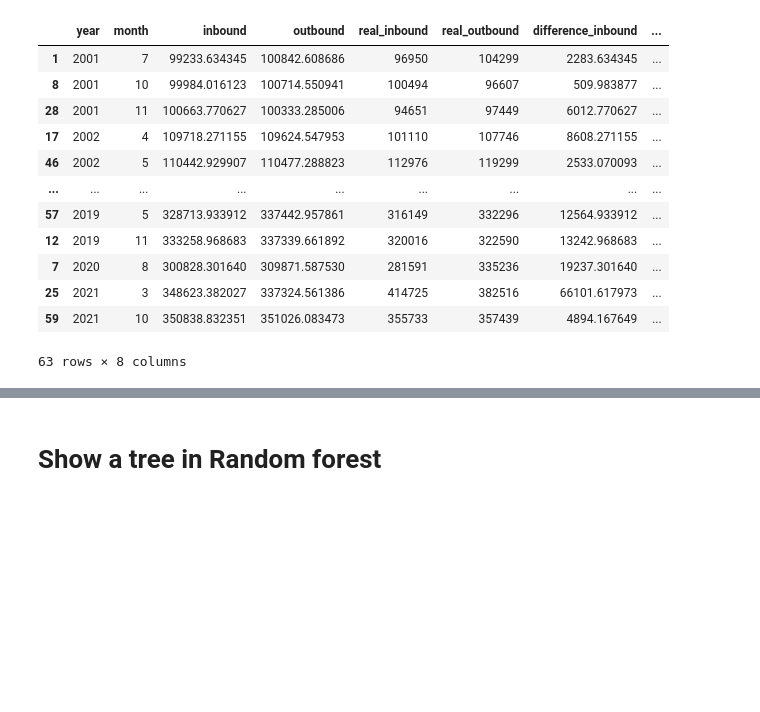
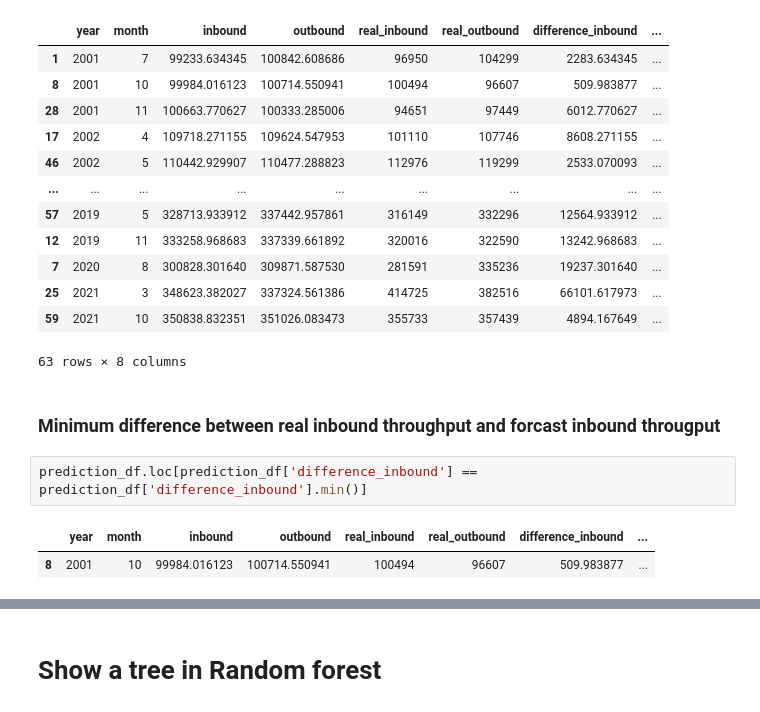
Before and after one commit to n-pitabread/container_forcast, a Jupyter notebook: container-throughput-forcast.ipynb, the cells around one changed output, grey strips where cells are left out. Cells and saved outputs as stored; diff of their text form; blank space fills up the shorter version.

Commit message:
Kaggle Notebook | Container throughput forcast | Version 7

```diff
--- a/container-throughput-forcast.ipynb
+++ b/container-throughput-forcast.ipynb
@@ -273,3 +283,10 @@ prediction_df
 | 25 | 2021 | 3 | 348623.382027 | 337324.561386 | 414725 | 382516 | 66101.617973 | ... |
 | 59 | 2021 | 10 | 350838.832351 | 351026.083473 | 355733 | 357439 | 4894.167649 | ... |
 63 rows × 8 columns
+# %% [markdown]
+### Minimum difference between real inbound throughput and forcast inbound througput
+# %%
+prediction_df.loc[prediction_df['difference_inbound'] == prediction_df['difference_inbound'].min()]
+# %% [output]
+|  | year | month | inbound | outbound | real_inbound | real_outbound | difference_inbound | ... |
+| 8 | 2001 | 10 | 99984.016123 | 100714.550941 | 100494 | 96607 | 509.983877 | ... |
```
Also changed, not shown: parts of 14 cells of this notebook.
